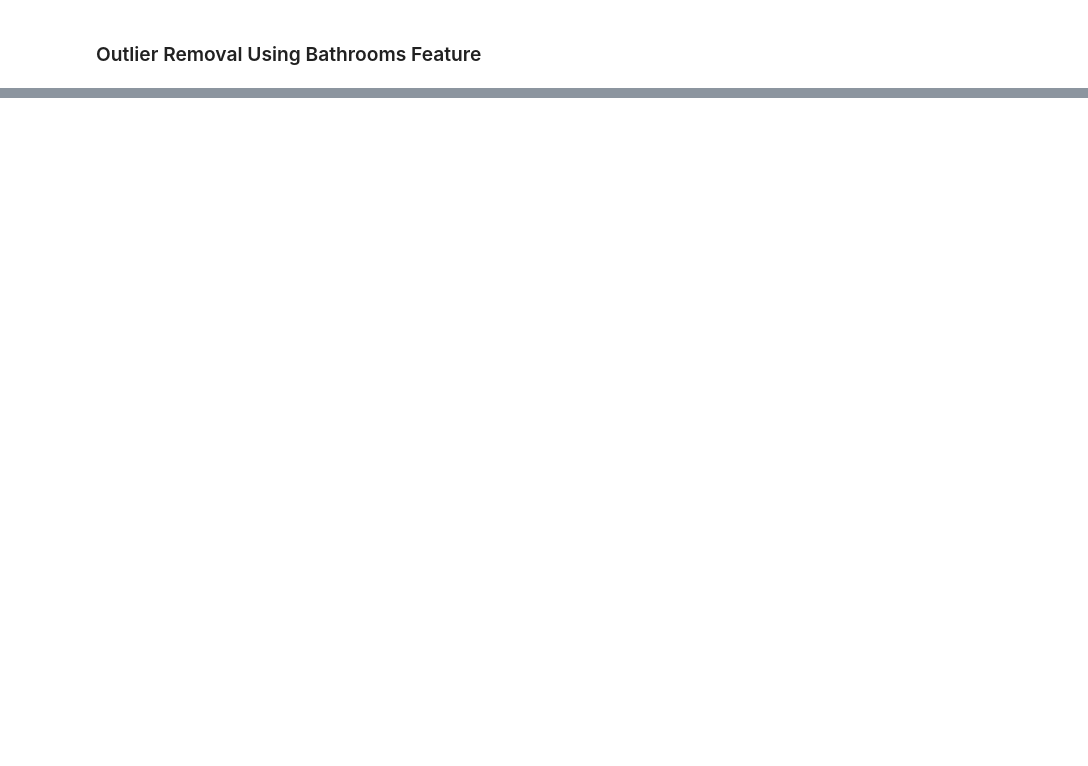
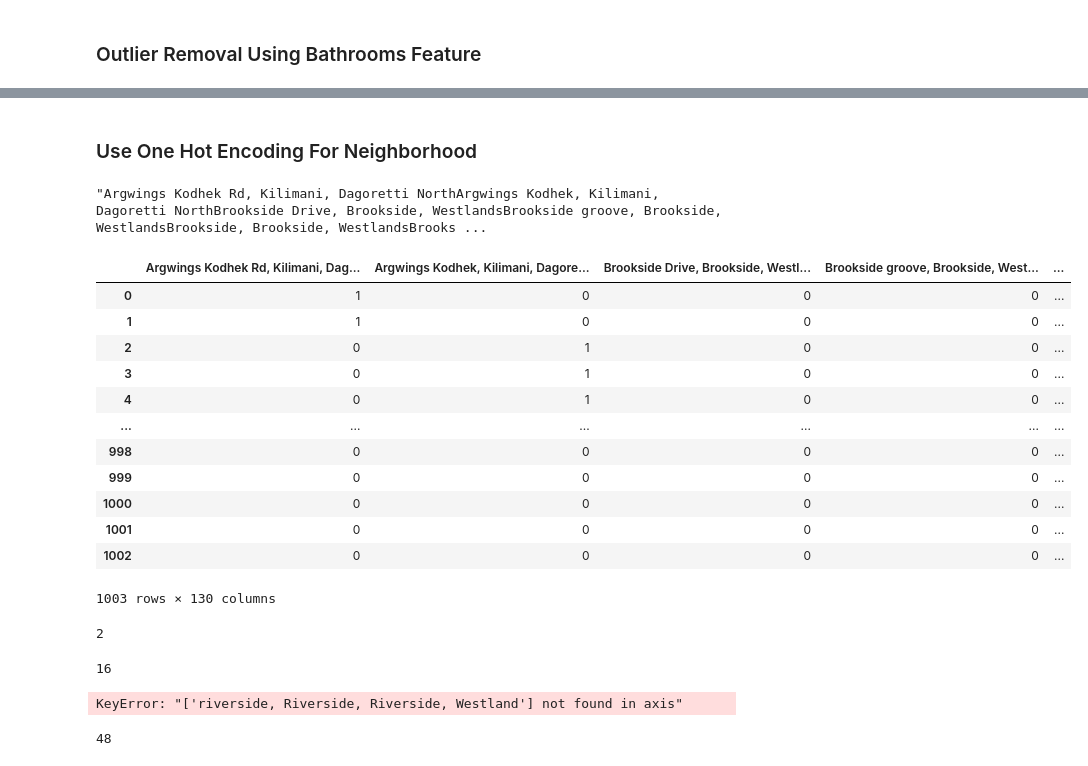
Before and after one commit to shadrack71/kenya_housing_real_estate_project_with_machine_learning, a Jupyter notebook: kenya_housing_real_estate_project.ipynb, the cells around one changed output, grey strips where cells are left out. Saved outputs shown, nothing was run; the diff lists cells and outputs as text; code cells hidden in the pictures; blank space fills up the shorter version.

Commit message:
Use One Hot Encoding

```diff
--- a/kenya_housing_real_estate_project.ipynb
+++ b/kenya_housing_real_estate_project.ipynb
@@ -363,0 +314,45 @@ df6.describe()
+# %% [markdown]
+### Use One Hot Encoding For Neighborhood
+# %%
+df6.Neighborhood.unique().sum()
+# %% [output]
+"Argwings Kodhek Rd, Kilimani, Dagoretti NorthArgwings Kodhek, Kilimani, Dagoretti NorthBrookside Drive, Brookside, WestlandsBrookside groove, Brookside, WestlandsBrookside, Brookside, WestlandsBrooks ...
+# %%
+dummies_location = pd.get_dummies(df6.Neighborhood, dtype = 'i')
+dummies_location
+# %% [output]
+|  | Argwings Kodhek Rd, Kilimani, Dag... | Argwings Kodhek, Kilimani, Dagore... | Brookside Drive, Brookside, Westl... | Brookside groove, Brookside, West... | ... |
+| 0 | 1 | 0 | 0 | 0 | ... |
+| 1 | 1 | 0 | 0 | 0 | ... |
+| 2 | 0 | 1 | 0 | 0 | ... |
+| 3 | 0 | 1 | 0 | 0 | ... |
+| 4 | 0 | 1 | 0 | 0 | ... |
+| ... | ... | ... | ... | ... | ... |
+| 998 | 0 | 0 | 0 | 0 | ... |
+| 999 | 0 | 0 | 0 | 0 | ... |
+| 1000 | 0 | 0 | 0 | 0 | ... |
+| 1001 | 0 | 0 | 0 | 0 | ... |
+| 1002 | 0 | 0 | 0 | 0 | ... |
+1003 rows × 130 columns
+# %%
+len(df6[(df6['Agency'] == 'Zone East Africa')])
+# %% [output]
+2
+# %%
+len(df6[(df6['Neighborhood'] == 'Brookside, Westlands')])
+# %% [output]
+16
+# %%
+dummies_Agency = pd.get_dummies(df6.Agency, dtype = 'i')
+dummies_Agency.drop('Visions Place',axis='columns')
+dummies_location.drop('riverside, Riverside, Riverside, Westland',axis='columns')
+
+dummies_Agency
+# %% [output]
+KeyError: "['riverside, Riverside, Riverside, Westland'] not found in axis"
+# %%
+location_stats = df6['Neighborhood'].value_counts(ascending=False)
+len(location_stats[location_stats<3
+    ])
+# %% [output]
+48
```
Also changed, not shown: parts of 27 cells of this notebook.
